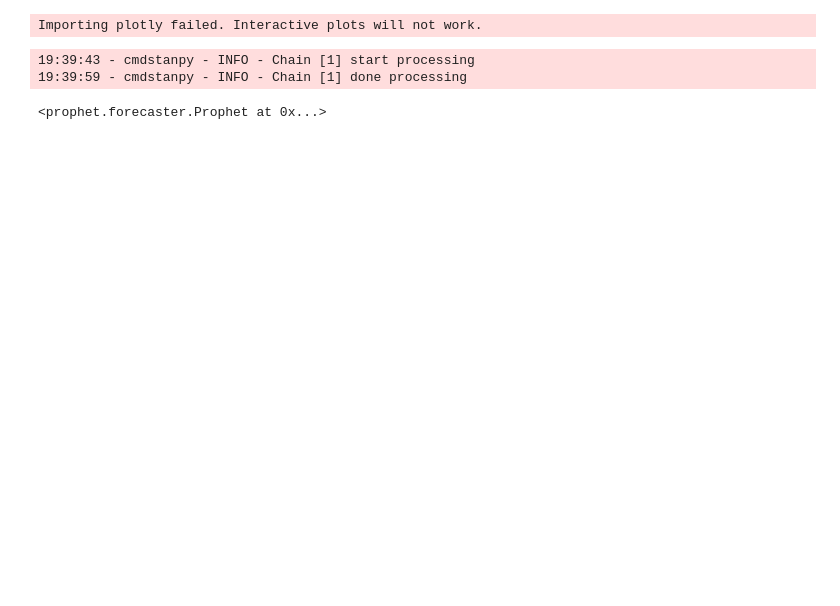
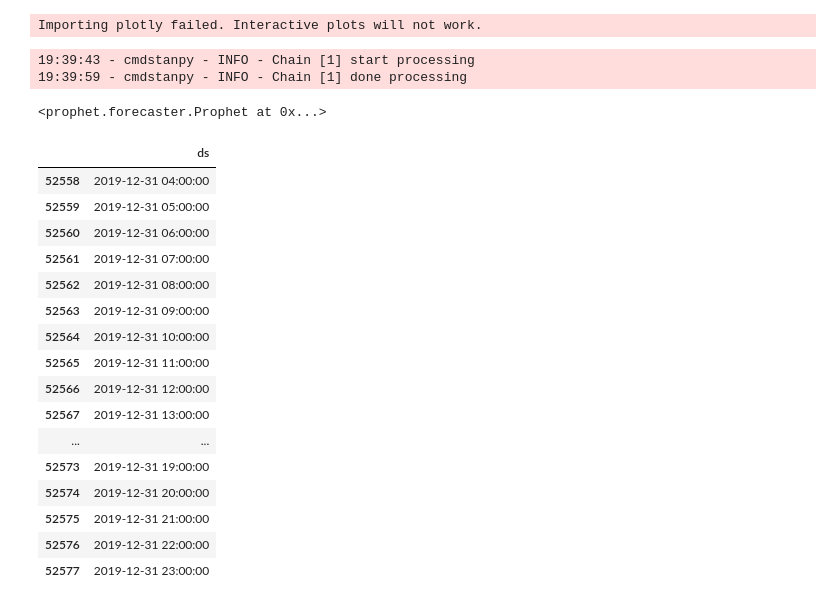
Before and after one commit to algebraicsum/Forecasting, a Jupyter notebook: Forecasting.ipynb, the cells around one changed output. Cells and saved outputs as stored; diff of their text form; code cells hidden in the pictures; blank space fills up the shorter version.

```diff
--- a/Forecasting.ipynb
+++ b/Forecasting.ipynb
@@ -23,8 +23,26 @@ model.fit(data)
 # %%
 #Forecasting
 
-future = model.make_future_dataframe(periods=365, freq='60min')
-#future.tail()
+future = model.make_future_dataframe(periods=8760, freq='60min')
+future.tail(20)
+# %% [output]
+|  | ds |
+| 52558 | 2019-12-31 04:00:00 |
+| 52559 | 2019-12-31 05:00:00 |
+| 52560 | 2019-12-31 06:00:00 |
+| 52561 | 2019-12-31 07:00:00 |
+| 52562 | 2019-12-31 08:00:00 |
+| 52563 | 2019-12-31 09:00:00 |
+| 52564 | 2019-12-31 10:00:00 |
+| 52565 | 2019-12-31 11:00:00 |
+| 52566 | 2019-12-31 12:00:00 |
+| 52567 | 2019-12-31 13:00:00 |
+| ... | ... |
+| 52573 | 2019-12-31 19:00:00 |
+| 52574 | 2019-12-31 20:00:00 |
+| 52575 | 2019-12-31 21:00:00 |
+| 52576 | 2019-12-31 22:00:00 |
+| 52577 | 2019-12-31 23:00:00 |
 # %%
 forecast = model.predict(future)
 forecast[['ds', 'yhat', 'yhat_lower', 'yhat_upper']].tail()
```
Also changed, not shown: parts of 4 cells of this notebook, 1 other file.
